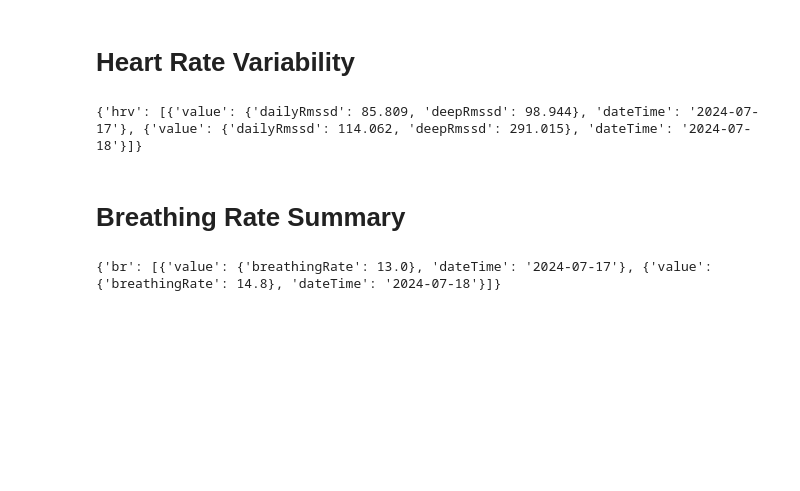
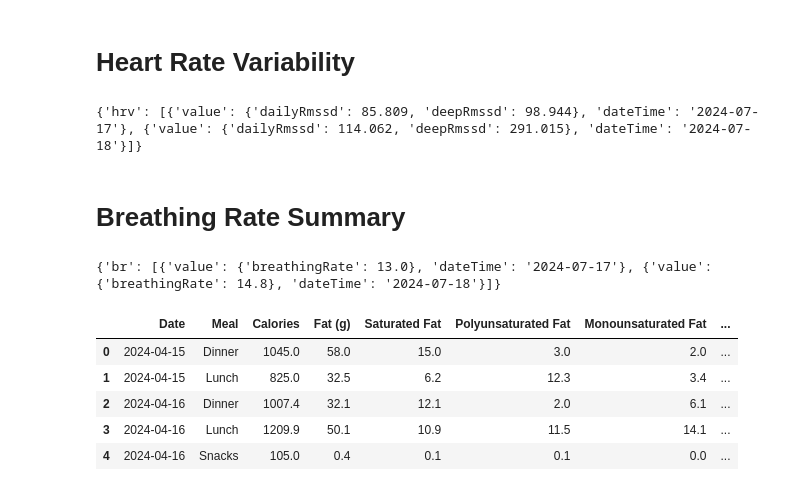
Before and after one commit to Saatvik1/Fishbit, a Jupyter notebook: notebooks/2.0-ss-learn_format.ipynb, the cells around one changed output. Cells and saved outputs as stored; diff of their text form; code cells hidden in the pictures; blank space fills up the shorter version.

```diff
--- a/notebooks/2.0-ss-learn_format.ipynb
+++ b/notebooks/2.0-ss-learn_format.ipynb
@@ -286,3 +285,14 @@ print(br_json)
 {'br': [{'value': {'breathingRate': 13.0}, 'dateTime': '2024-07-17'}, {'value': {'breathingRate': 14.8}, 'dateTime': '2024-07-18'}]}
 # %%
 # breathingRate is the average number of breaths taken per minute.
+# %%
+nutrition_df = pd.read_csv('../data/raw_data/Nutrition-Summary-2024-04-15-to-2024-09-10.csv')
+# %%
+nutrition_df.head()
+# %% [output]
+|  | Date | Meal | Calories | Fat (g) | Saturated Fat | Polyunsaturated Fat | Monounsaturated Fat | ... |
+| 0 | 2024-04-15 | Dinner | 1045.0 | 58.0 | 15.0 | 3.0 | 2.0 | ... |
+| 1 | 2024-04-15 | Lunch | 825.0 | 32.5 | 6.2 | 12.3 | 3.4 | ... |
+| 2 | 2024-04-16 | Dinner | 1007.4 | 32.1 | 12.1 | 2.0 | 6.1 | ... |
+| 3 | 2024-04-16 | Lunch | 1209.9 | 50.1 | 10.9 | 11.5 | 14.1 | ... |
+| 4 | 2024-04-16 | Snacks | 105.0 | 0.4 | 0.1 | 0.1 | 0.0 | ... |
```
Also changed, not shown: parts of 4 cells of this notebook, 2 other files.
